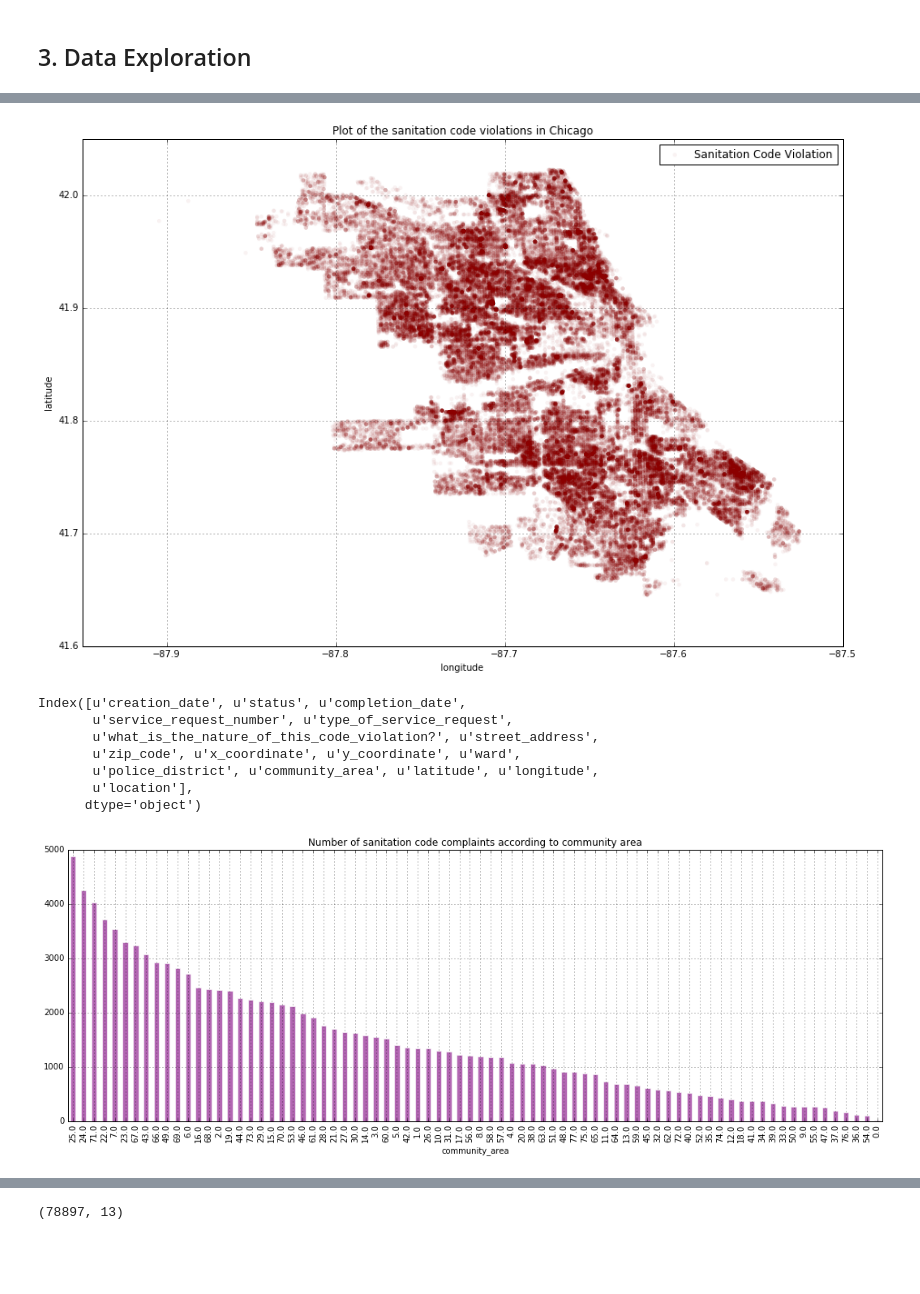
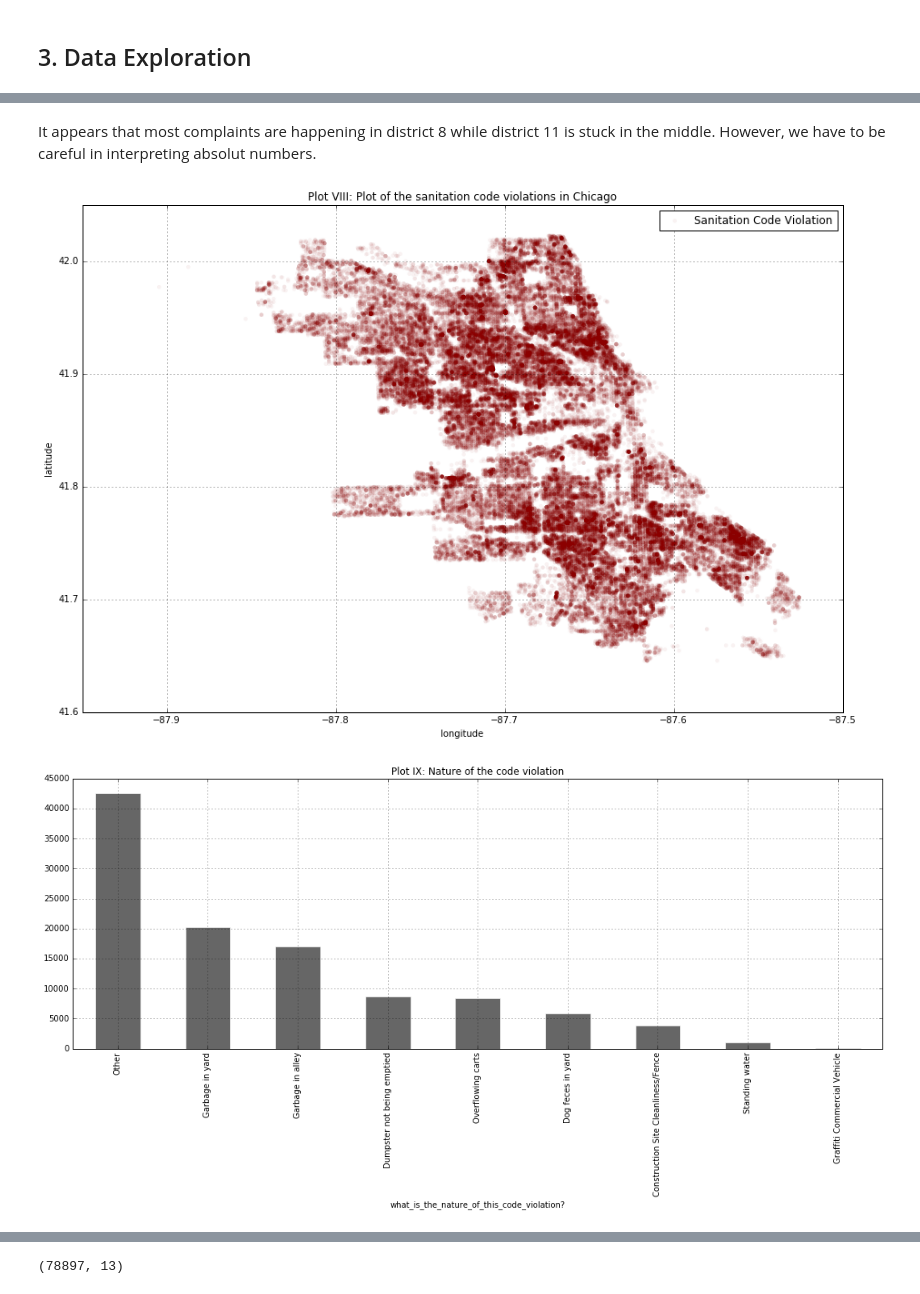
Before and after one commit to angelok1/cs109project, a Jupyter notebook: business-crime-sanitation.ipynb, the cells around one changed output, grey strips where cells are left out. Saved outputs shown, nothing was run; the diff lists cells and outputs as text; code cells hidden in the pictures; blank space fills up the shorter version.

```diff
--- a/business-crime-sanitation.ipynb
+++ b/business-crime-sanitation.ipynb
@@ -264,23 +322,15 @@ Shape of the data:  (112597, 16)
+# %% [markdown]
+It appears that most complaints are happening in district 8 while district 11 is stuck in the middle. However, we have to be careful in interpreting absolut numbers.
 # %%
 # Plot the data
 col = ["darkred", "darkblue"]
 scatter_plot(x='longitude', y='latitude', df=df_sanitation, group='type_of_service_request',
              col=col, alpha=0.05, size=20, marker='o',
-             title="Plot of the sanitation code violations in Chicago")
+             title="Plot VIII: Plot of the sanitation code violations in Chicago")
 # %% [output]
-[figure, old version]
+[figure, new version]
-# %%
-df_sanitation.columns
-# %% [output]
-Index([u'creation_date', u'status', u'completion_date',
-       u'service_request_number', u'type_of_service_request',
-       u'what_is_the_nature_of_this_code_violation?', u'street_address',
-       u'zip_code', u'x_coordinate', u'y_coordinate', u'ward',
-       u'police_district', u'community_area', u'latitude', u'longitude',
-       u'location'],
-      dtype='object')
 # %%
-bar_plot(df=df_sanitation, var_name='community_area', color='purple', alpha=0.6,
-         title='Number of sanitation code complaints according to community area', edgecolor='white', figsize=(18, 6))
+bar_plot(df=df_sanitation, var_name='what_is_the_nature_of_this_code_violation?', color='black', alpha=0.6,
+         title='Plot IX: Nature of the code violation', edgecolor='white', figsize=(18, 6))
 # %% [output]
-[figure, old version]
+[figure, new version]
```
Also changed, not shown: parts of 35 cells of this notebook, 3 other files.
